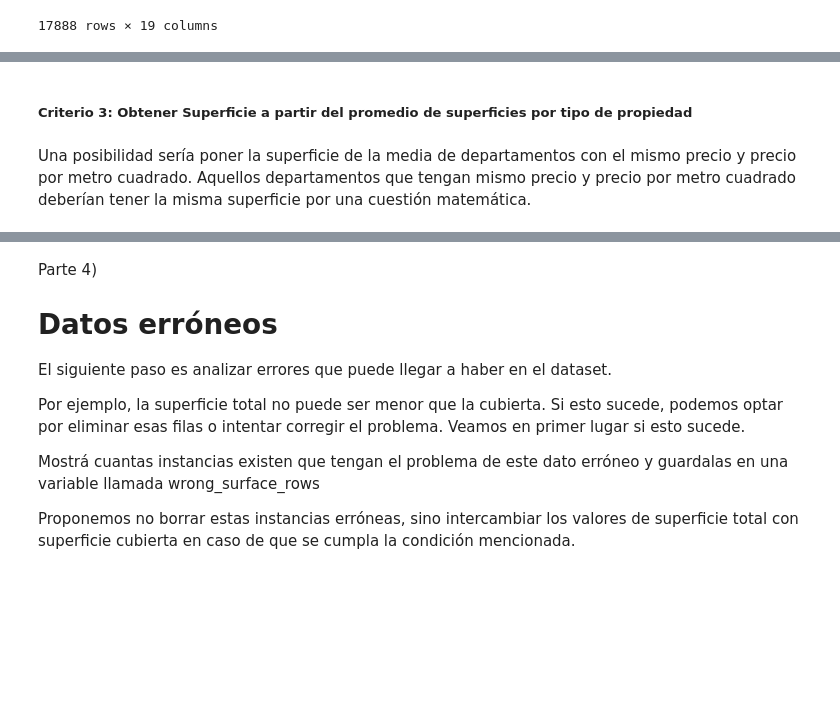
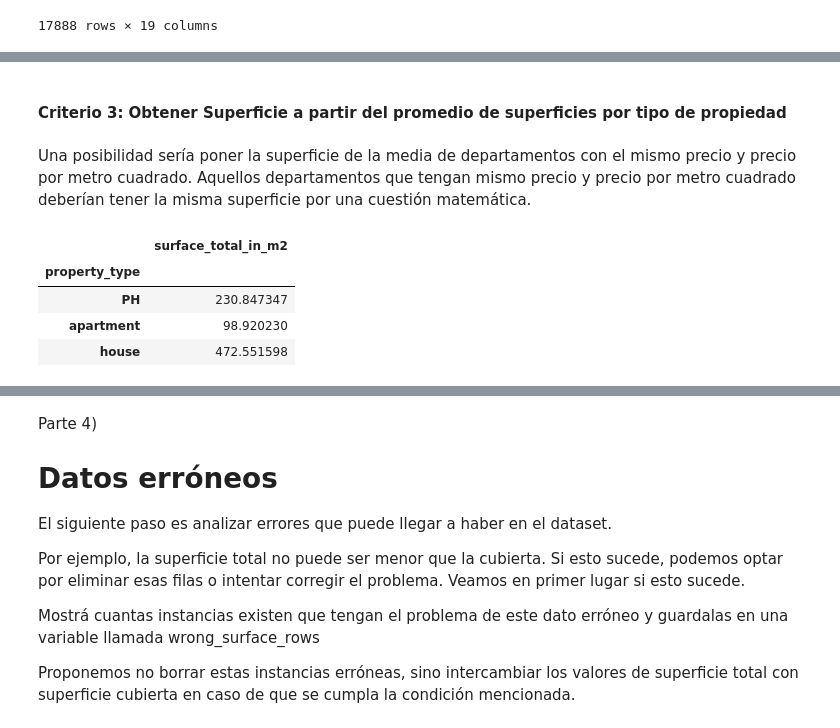
Before and after one commit to mnuclle/diplodatosAnalisisYVisualizacion, a Jupyter notebook: Mentorias/Analisis_y_Visualización_van2.ipynb, the cells around one changed output, grey strips where cells are left out. Drawn from its saved outputs; the diff is of its cells as text; code cells hidden in the pictures; blank space fills up the shorter version.

```diff
--- a/Mentorias/Analisis_y_Visualización_van2.ipynb
+++ b/Mentorias/Analisis_y_Visualización_van2.ipynb
@@ -470,6 +630,15 @@ df_filtered_sNull_c2.head(10)
 # %% [markdown]
-##### Criterio 3: Obtener Superficie a partir del promedio de superficies por tipo de propiedad
+#### Criterio 3: Obtener Superficie a partir del promedio de superficies por tipo de propiedad
 # %% [markdown]
 Una posibilidad sería poner la superficie de la media de departamentos con el mismo precio y precio por metro cuadrado. Aquellos departamentos que tengan mismo precio y precio por metro cuadrado deberían tener la misma superficie por una cuestión matemática.
+# %%
+df_filtered_sNull_c3 = df_filtered[['surface_total_in_m2','property_type']].groupby(['property_type']).mean()
+df_filtered_sNull_c3.head(5)
+# %% [output]
+|  | surface_total_in_m2 |
+| property_type |  |
+| PH | 230.847347 |
+| apartment | 98.920230 |
+| house | 472.551598 |
 # %%
 df_filtered_sNull_pt = df_filtered
```
Also changed, not shown: parts of 38 cells of this notebook, 1 other file.
